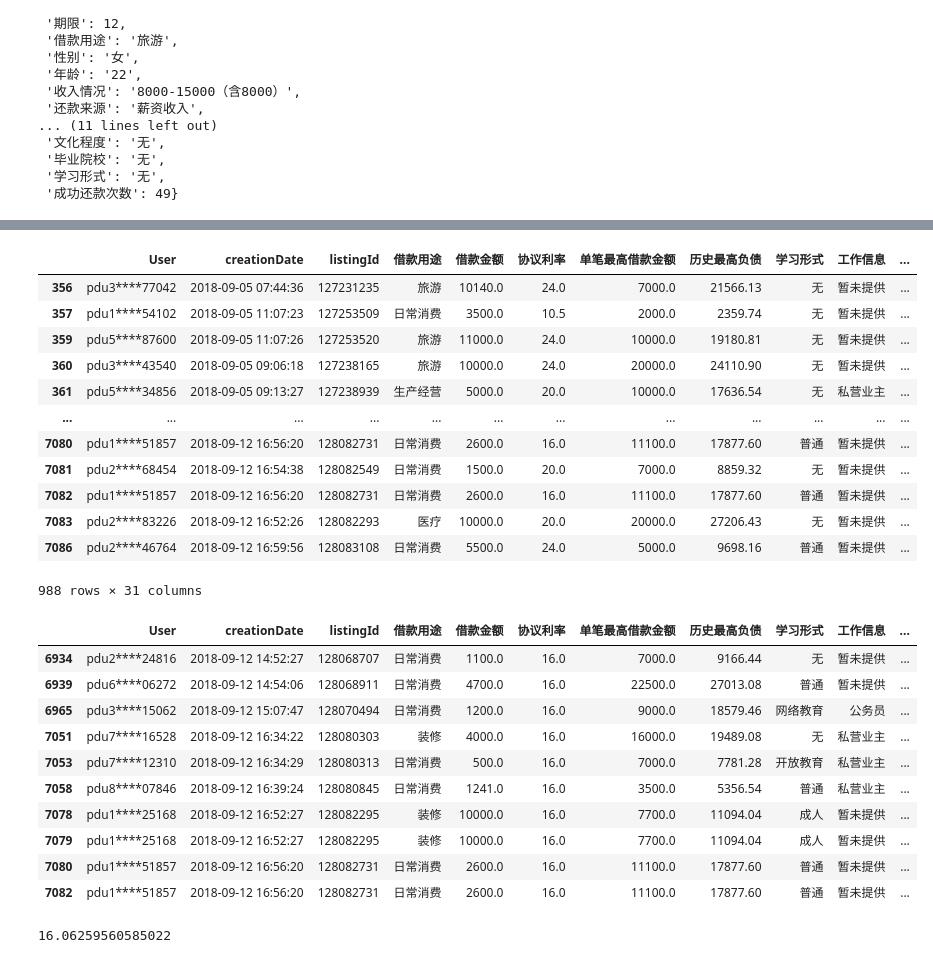
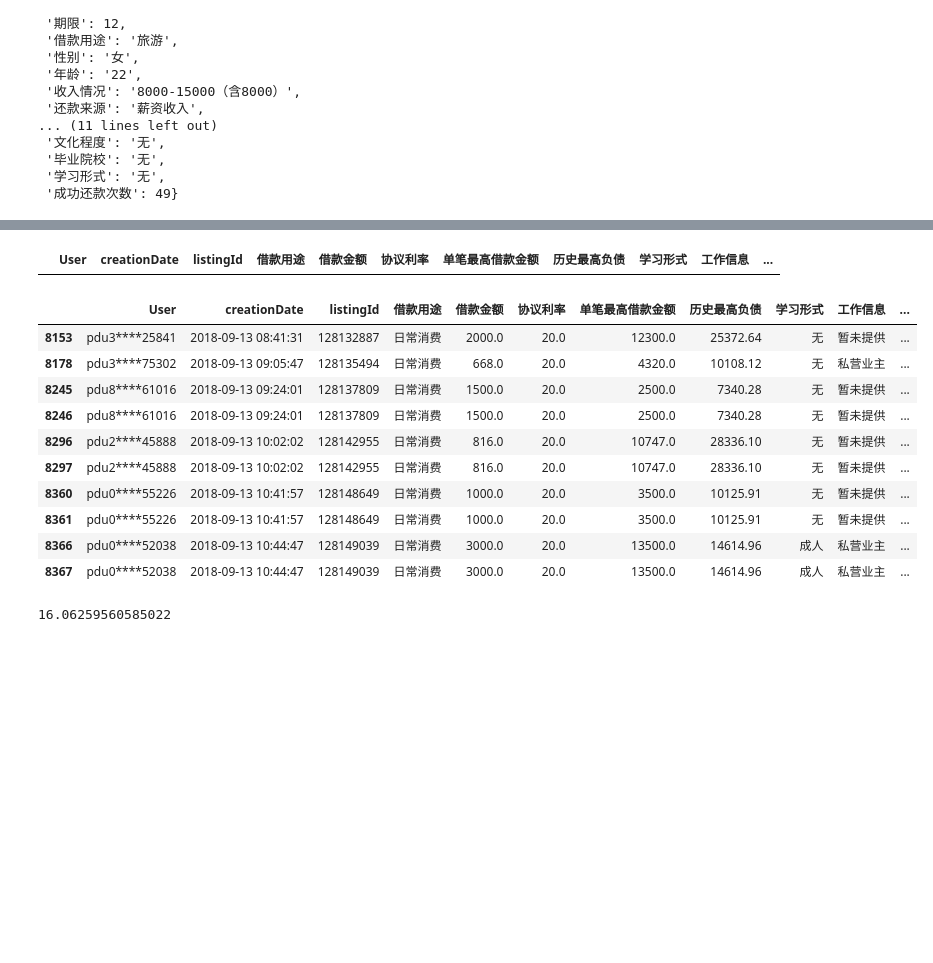
Before and after one commit to zhoukai83/ppd, a Jupyter notebook: UISimulation/test.ipynb, the cells around one changed output, grey strips where cells are left out. Saved outputs shown, nothing was run; the diff lists cells and outputs as text; code cells hidden in the pictures; blank space fills up the shorter version.

```diff
--- a/UISimulation/test.ipynb
+++ b/UISimulation/test.ipynb
@@ -240,35 +240,23 @@ df_filter.tail(3)
 | 2717 | pdu0****44337 | 2018-09-04T11:00:33 | 127138265 | NaN | 日常消费 | 1,500 | 暂无 | 20% | 2,000.00 | 7,588.31 | ... |
 # %%
 df_sim = pd.read_csv("UISimMain.csv", encoding="utf-8")
-df_sim[(df_sim["级别"] != "B") | (df_sim["期限"] != 6)]
+df_sim[(df_sim["级别"] == "D")]
 # %% [output]
 |  | User | creationDate | listingId | 借款用途 | 借款金额 | 协议利率 | 单笔最高借款金额 | 历史最高负债 | 学习形式 | 工作信息 | ... |
-| 356 | pdu3****77042 | 2018-09-05 07:44:36 | 127231235 | 旅游 | 10140.0 | 24.0 | 7000.0 | 21566.13 | 无 | 暂未提供 | ... |
-| 357 | pdu1****54102 | 2018-09-05 11:07:23 | 127253509 | 日常消费 | 3500.0 | 10.5 | 2000.0 | 2359.74 | 无 | 暂未提供 | ... |
-| 359 | pdu5****87600 | 2018-09-05 11:07:26 | 127253520 | 旅游 | 11000.0 | 24.0 | 10000.0 | 19180.81 | 无 | 暂未提供 | ... |
-| 360 | pdu3****43540 | 2018-09-05 09:06:18 | 127238165 | 旅游 | 10000.0 | 24.0 | 20000.0 | 24110.90 | 无 | 暂未提供 | ... |
-| 361 | pdu5****34856 | 2018-09-05 09:13:27 | 127238939 | 生产经营 | 5000.0 | 20.0 | 10000.0 | 17636.54 | 无 | 私营业主 | ... |
-| ... | ... | ... | ... | ... | ... | ... | ... | ... | ... | ... | ... |
-| 7080 | pdu1****51857 | 2018-09-12 16:56:20 | 128082731 | 日常消费 | 2600.0 | 16.0 | 11100.0 | 17877.60 | 普通 | 暂未提供 | ... |
-| 7081 | pdu2****68454 | 2018-09-12 16:54:38 | 128082549 | 日常消费 | 1500.0 | 20.0 | 7000.0 | 8859.32 | 无 | 暂未提供 | ... |
-| 7082 | pdu1****51857 | 2018-09-12 16:56:20 | 128082731 | 日常消费 | 2600.0 | 16.0 | 11100.0 | 17877.60 | 普通 | 暂未提供 | ... |
-| 7083 | pdu2****83226 | 2018-09-12 16:52:26 | 128082293 | 医疗 | 10000.0 | 20.0 | 20000.0 | 27206.43 | 无 | 暂未提供 | ... |
-| 7086 | pdu2****46764 | 2018-09-12 16:59:56 | 128083108 | 日常消费 | 5500.0 | 24.0 | 5000.0 | 9698.16 | 普通 | 暂未提供 | ... |
-988 rows × 31 columns
 # %%
-df_sim[(df_sim["级别"] == "A")].tail(10)
+df_sim[(df_sim["strategy"].notnull()) & (df_sim["期限"] == 3)].tail(10)
 # %% [output]
 |  | User | creationDate | listingId | 借款用途 | 借款金额 | 协议利率 | 单笔最高借款金额 | 历史最高负债 | 学习形式 | 工作信息 | ... |
-| 6934 | pdu2****24816 | 2018-09-12 14:52:27 | 128068707 | 日常消费 | 1100.0 | 16.0 | 7000.0 | 9166.44 | 无 | 暂未提供 | ... |
-| 6939 | pdu6****06272 | 2018-09-12 14:54:06 | 128068911 | 日常消费 | 4700.0 | 16.0 | 22500.0 | 27013.08 | 普通 | 暂未提供 | ... |
-| 6965 | pdu3****15062 | 2018-09-12 15:07:47 | 128070494 | 日常消费 | 1200.0 | 16.0 | 9000.0 | 18579.46 | 网络教育 | 公务员 | ... |
-| 7051 | pdu7****16528 | 2018-09-12 16:34:22 | 128080303 | 装修 | 4000.0 | 16.0 | 16000.0 | 19489.08 | 无 | 私营业主 | ... |
-| 7053 | pdu7****12310 | 2018-09-12 16:34:29 | 128080313 | 日常消费 | 500.0 | 16.0 | 7000.0 | 7781.28 | 开放教育 | 私营业主 | ... |
-| 7058 | pdu8****07846 | 2018-09-12 16:39:24 | 128080845 | 日常消费 | 1241.0 | 16.0 | 3500.0 | 5356.54 | 普通 | 私营业主 | ... |
-| 7078 | pdu1****25168 | 2018-09-12 16:52:27 | 128082295 | 装修 | 10000.0 | 16.0 | 7700.0 | 11094.04 | 成人 | 暂未提供 | ... |
-| 7079 | pdu1****25168 | 2018-09-12 16:52:27 | 128082295 | 装修 | 10000.0 | 16.0 | 7700.0 | 11094.04 | 成人 | 暂未提供 | ... |
-| 7080 | pdu1****51857 | 2018-09-12 16:56:20 | 128082731 | 日常消费 | 2600.0 | 16.0 | 11100.0 | 17877.60 | 普通 | 暂未提供 | ... |
-| 7082 | pdu1****51857 | 2018-09-12 16:56:20 | 128082731 | 日常消费 | 2600.0 | 16.0 | 11100.0 | 17877.60 | 普通 | 暂未提供 | ... |
+| 8153 | pdu3****25841 | 2018-09-13 08:41:31 | 128132887 | 日常消费 | 2000.0 | 20.0 | 12300.0 | 25372.64 | 无 | 暂未提供 | ... |
+| 8178 | pdu3****75302 | 2018-09-13 09:05:47 | 128135494 | 日常消费 | 668.0 | 20.0 | 4320.0 | 10108.12 | 无 | 私营业主 | ... |
+| 8245 | pdu8****61016 | 2018-09-13 09:24:01 | 128137809 | 日常消费 | 1500.0 | 20.0 | 2500.0 | 7340.28 | 无 | 暂未提供 | ... |
+| 8246 | pdu8****61016 | 2018-09-13 09:24:01 | 128137809 | 日常消费 | 1500.0 | 20.0 | 2500.0 | 7340.28 | 无 | 暂未提供 | ... |
+| 8296 | pdu2****45888 | 2018-09-13 10:02:02 | 128142955 | 日常消费 | 816.0 | 20.0 | 10747.0 | 28336.10 | 无 | 暂未提供 | ... |
+| 8297 | pdu2****45888 | 2018-09-13 10:02:02 | 128142955 | 日常消费 | 816.0 | 20.0 | 10747.0 | 28336.10 | 无 | 暂未提供 | ... |
+| 8360 | pdu0****55226 | 2018-09-13 10:41:57 | 128148649 | 日常消费 | 1000.0 | 20.0 | 3500.0 | 10125.91 | 无 | 暂未提供 | ... |
+| 8361 | pdu0****55226 | 2018-09-13 10:41:57 | 128148649 | 日常消费 | 1000.0 | 20.0 | 3500.0 | 10125.91 | 无 | 暂未提供 | ... |
+| 8366 | pdu0****52038 | 2018-09-13 10:44:47 | 128149039 | 日常消费 | 3000.0 | 20.0 | 13500.0 | 14614.96 | 成人 | 私营业主 | ... |
+| 8367 | pdu0****52038 | 2018-09-13 10:44:47 | 128149039 | 日常消费 | 3000.0 | 20.0 | 13500.0 | 14614.96 | 成人 | 私营业主 | ... |
 # %%
 import time
 last = time.time()
```
Also changed, not shown: parts of 9 cells of this notebook, 18 other files.
